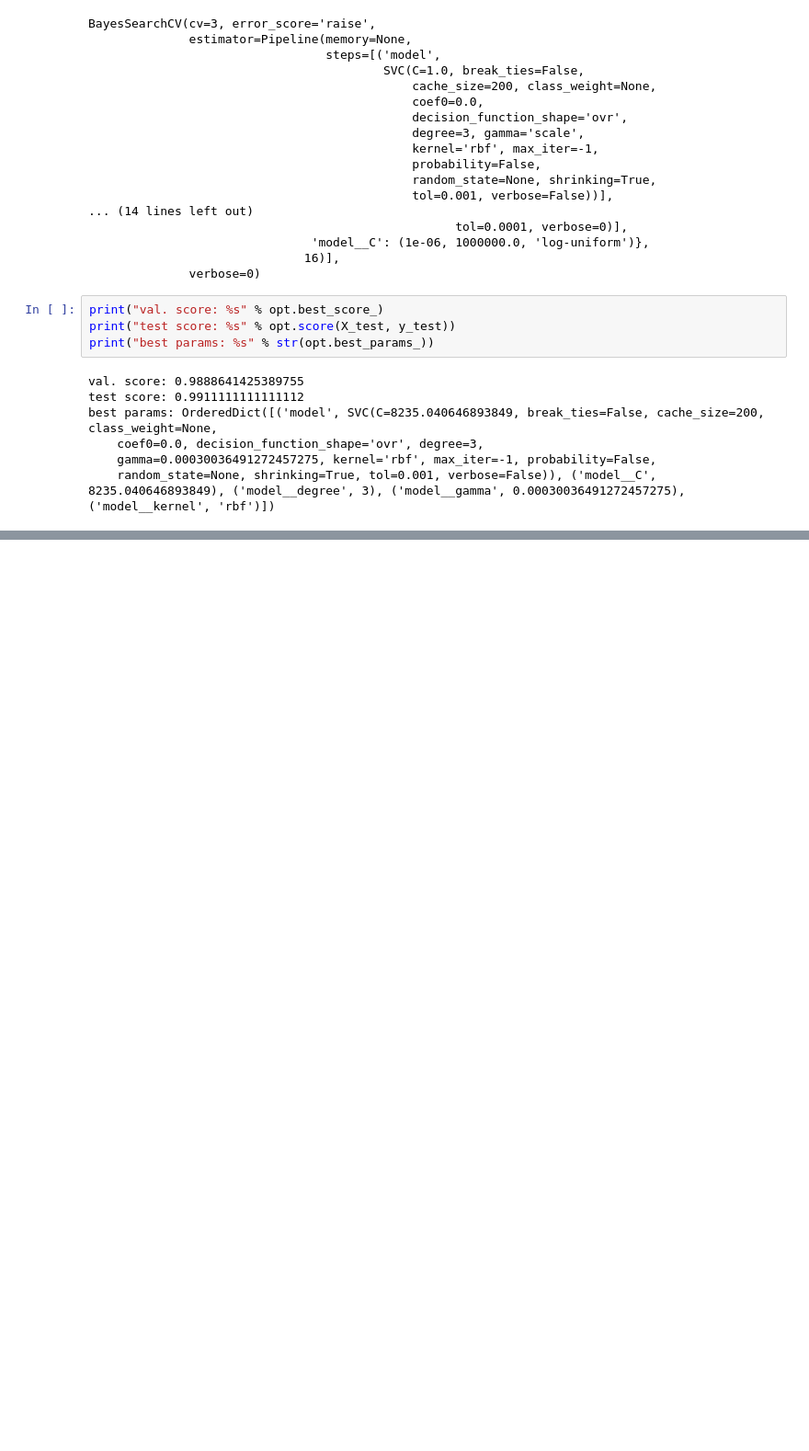
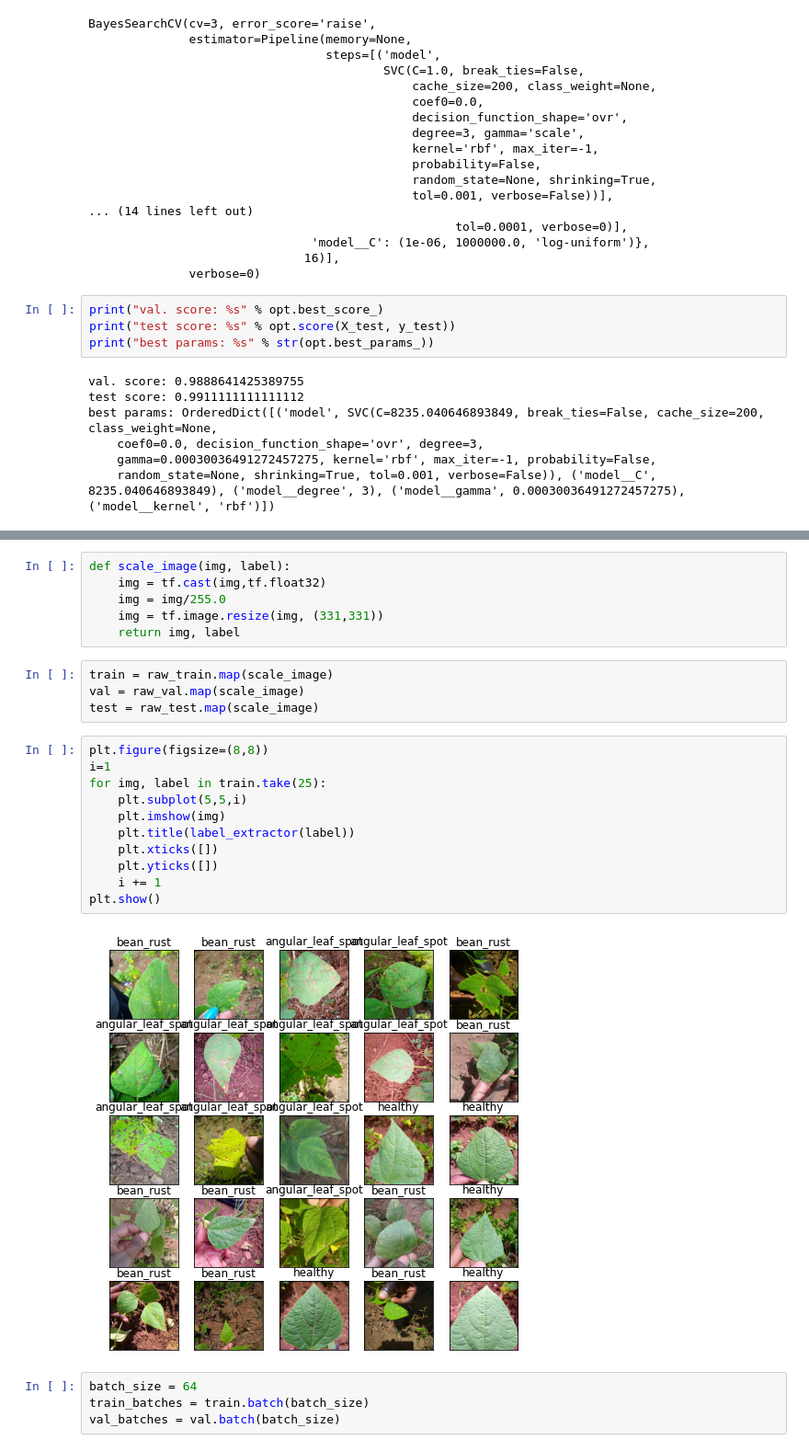
Before and after one commit to iam-pattan/Exploring-ML, a Jupyter notebook: Hyperparam_tune(sk_opt).ipynb, the cells around one changed output, grey strips where cells are left out. Shown at 92% size. Cells and saved outputs as stored; diff of their text form; blank space fills up the shorter version.

```diff
--- a/Hyperparam_tune(sk_opt).ipynb
+++ b/Hyperparam_tune(sk_opt).ipynb
@@ -153,0 +229,27 @@ best params: OrderedDict([('model', SVC(C=8235.040646893849, break_ties=False, c
+# %%
+def scale_image(img, label):
+    img = tf.cast(img,tf.float32)
+    img = img/255.0
+    img = tf.image.resize(img, (331,331))
+    return img, label
+# %%
+train = raw_train.map(scale_image)
+val = raw_val.map(scale_image)
+test = raw_test.map(scale_image)
+# %%
+plt.figure(figsize=(8,8))
+i=1
+for img, label in train.take(25):
+    plt.subplot(5,5,i)
+    plt.imshow(img)
+    plt.title(label_extractor(label))
+    plt.xticks([])
+    plt.yticks([])
+    i += 1
+plt.show()
+# %% [output]
+[figure, added]
+# %%
+batch_size = 64
+train_batches = train.batch(batch_size)
+val_batches = val.batch(batch_size)
```
Also changed, not shown: parts of 18 cells of this notebook.
